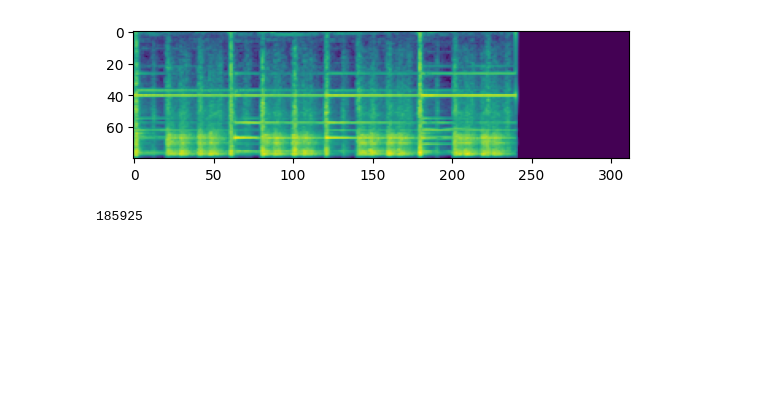
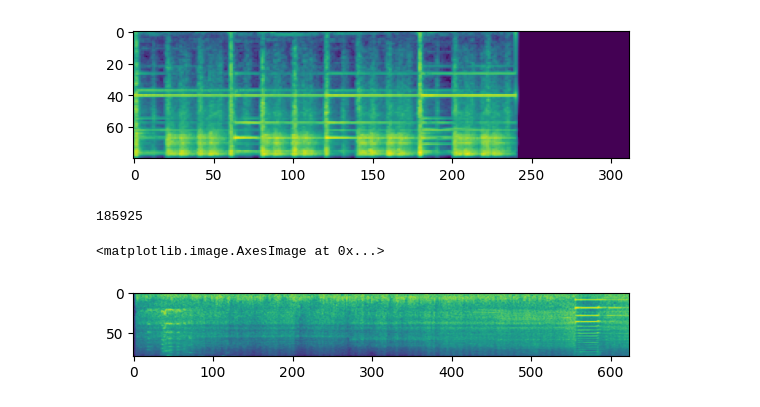
Before and after one commit to HeCheng0625/AudioEditing, a Jupyter notebook: gendata_fsdesc.ipynb, the cells around one changed output. Cells and saved outputs as stored; diff of their text form; code cells hidden in the pictures; blank space fills up the shorter version.

```diff
--- a/gendata_fsdesc.ipynb
+++ b/gendata_fsdesc.ipynb
@@ -113,14 +112,5 @@ for line in lines:
 print(len(audioset_root_data))
 # %% [output]
 185925
-# %%
-for i in range(100):
-    id1 = np.random.randint(0, len(audioset_root_data))
-    file_name1, text1 = audioset_root_data[id1]['file_name'], audioset_root_data[id1]['text']
-    print(file_name1, text1)
-    id2 = np.random.randint(0, len(fsd50k_root_data) + len(esc50_root_data))
-    if id2 >= len(fsd50k_root_data):
-        file_name2, text2 = esc50_root_data[id2%len(fsd50k_root_data)]['file_name'], esc50_root_data[id2%len(fsd50k_root_data)]['text']
-    else:
-        file_name2, text2 = fsd50k_root_data[id2]['file_name'], fsd50k_root_data[id2]['text']
-    print(file_name2, text2)
+# %%
+save_path = "/blob/v-yuancwang/audio_editing_data/add"
@@ -126,0 +159,9 @@ for i in range(100):
+# %%
+x1 = torch.FloatTensor(y1)
+x1 = mel_spectrogram(x1.unsqueeze(0), n_fft=1024, num_mels=80, sampling_rate=16000,
+                hop_size=256, win_size=1024, fmin=0, fmax=8000)
+spec1 = x1.cpu().numpy()[0]
+plt.imshow(spec1)
+# %% [output]
+<matplotlib.image.AxesImage at 0x...>
+[figure, added]
```
Also changed, not shown: parts of 4 cells of this notebook, 2 other files.
